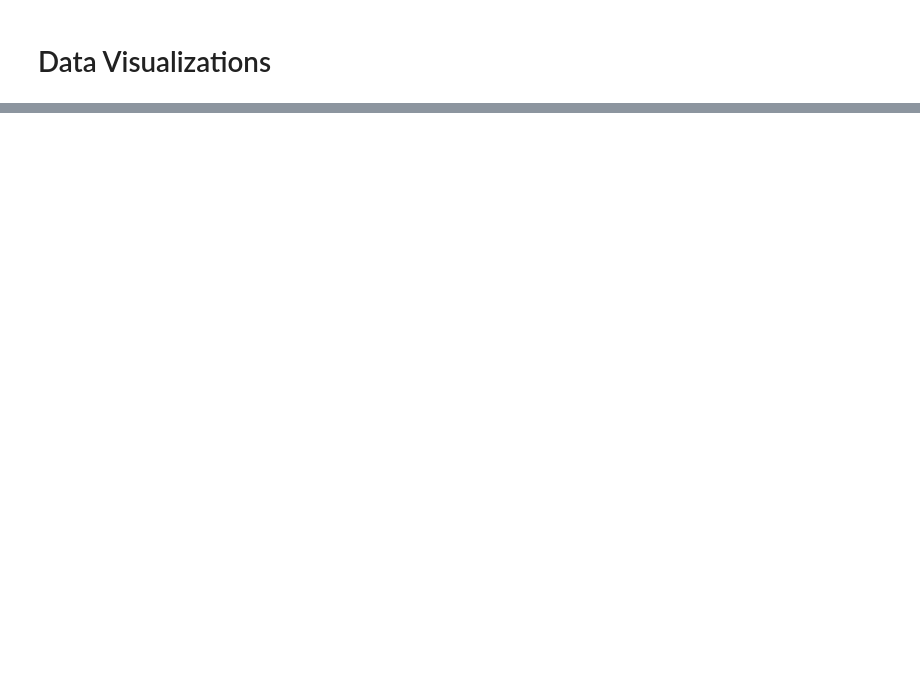
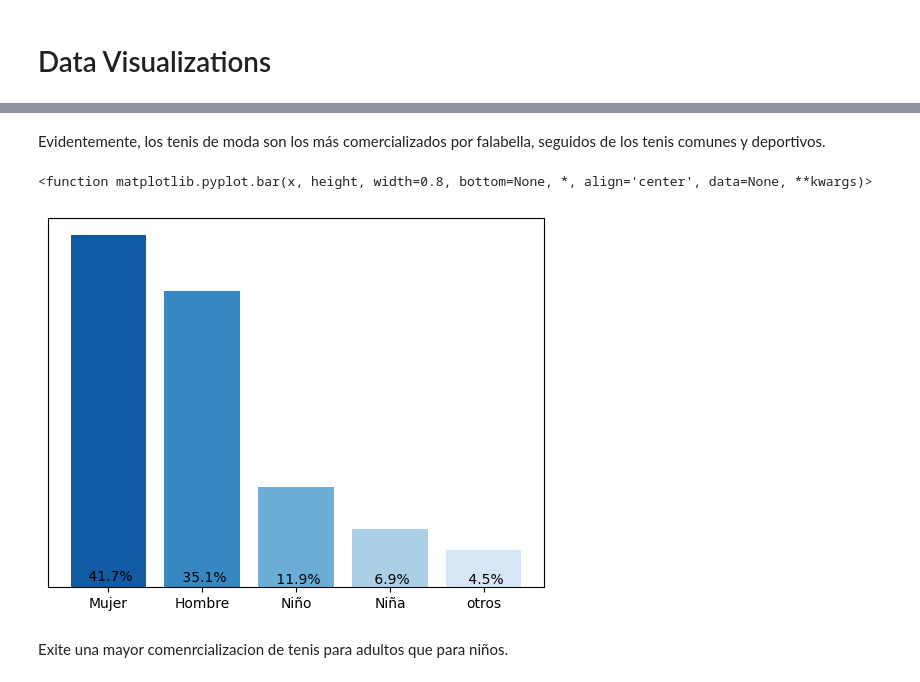
Before and after one commit to sofi-devv/Bootcamp-DS, a Jupyter notebook: falabella/visualizations/viz-fl.ipynb, the cells around one changed output, grey strips where cells are left out. Saved outputs shown, nothing was run; the diff lists cells and outputs as text; code cells hidden in the pictures; blank space fills up the shorter version.

```diff
--- a/falabella/visualizations/viz-fl.ipynb
+++ b/falabella/visualizations/viz-fl.ipynb
@@ -57,0 +42,29 @@ plt.tight_layout()
+# %% [markdown]
+Evidentemente, los tenis de moda son los más comercializados por falabella, seguidos de los tenis comunes y deportivos.
+# %%
+trainers['gender'] = trainers['gender'].fillna('Unknown')
+counts = trainers['gender'].value_counts(normalize=True)
+temp = trainers['gender'].apply(lambda x: 'otros' if counts[x] < 0.05 else x)
+# %%
+plt.bar
+# %% [output]
+<function matplotlib.pyplot.bar(x, height, width=0.8, bottom=None, *, align='center', data=None, **kwargs)>
+# %%
+import matplotlib.ticker as ticker
+# scale of colors from dark blue to light blue
+plt.bar(temp.value_counts().index, temp.value_counts(normalize=True) * 100, color=sns.color_palette("Blues", len(temp.value_counts().index))[::-1])
+
+# gca = |get current axis| yaxis = |eje y| set_major_formatter = |establecer formato|  FuncFormatter = |Formateador de función|
+# plt.gca().yaxis.set_major_formatter(ticker.FuncFormatter(lambda y, _: '{:.001%}'.format(y)))
+
+plt.gca().axes.get_yaxis().set_visible(False)
+# Añadir etiquetas a las barras
+# ha = |horizontal alignment| va = |vertical alignment|
+for i, v in enumerate(temp.value_counts(normalize=True)):
+    plt.text(i, v, " {:.1%}".format(v), ha='center', va='bottom')
+
+plt.show()
+# %% [output]
+[figure, added]
+# %% [markdown]
+Exite una mayor comenrcializacion de tenis para adultos que para niños.
```
Also changed, not shown: parts of 22 cells of this notebook, 11 other files.
